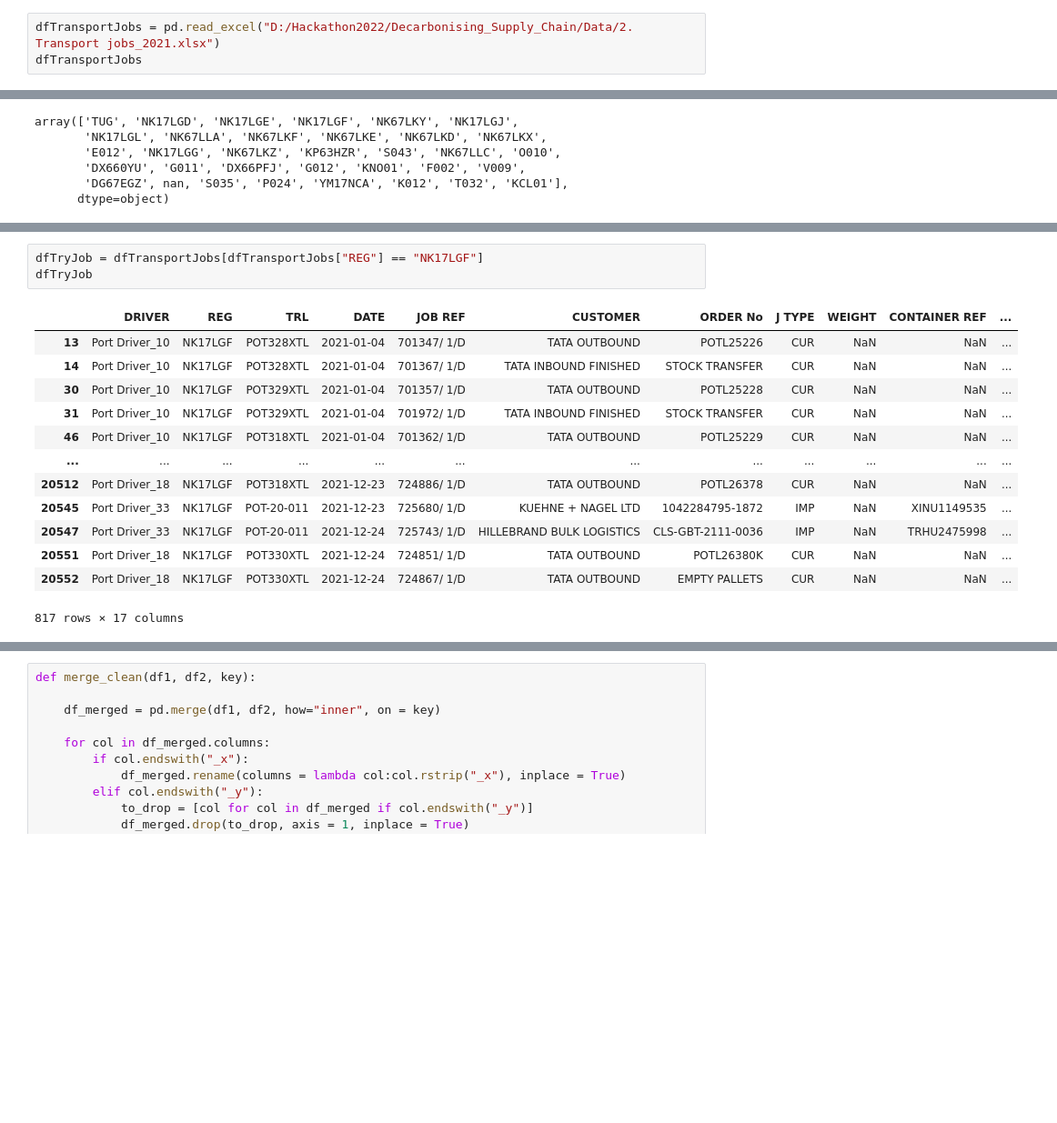
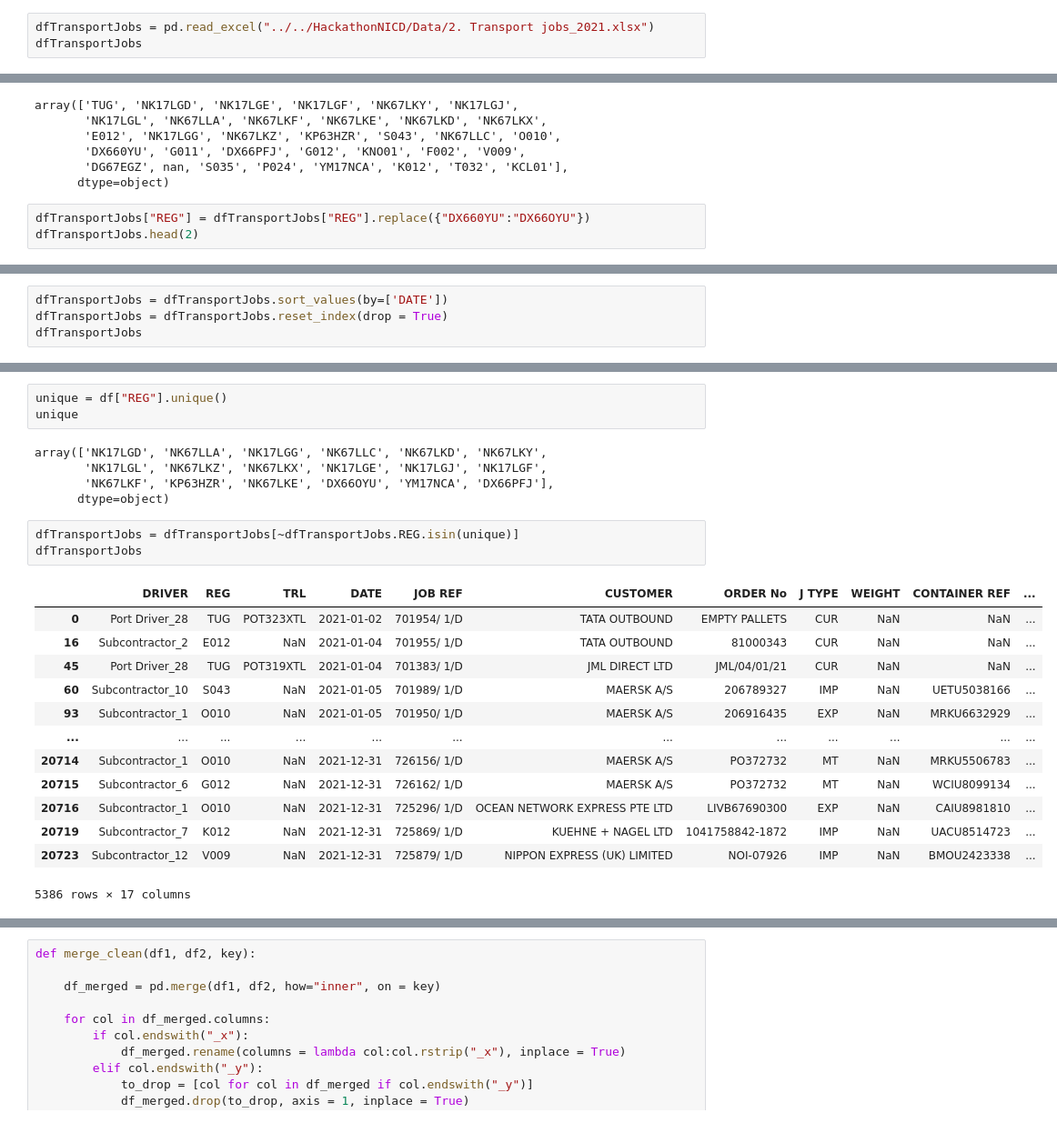
Before and after one commit to vsk1/HackathonNICD, a Jupyter notebook: Codes/scratch.ipynb, the cells around one changed output, grey strips where cells are left out. Shown: that part at 91% size. Cells and saved outputs as stored; diff of their text form; blank space fills up the shorter version.

Commit message:
ML files added
Data engineering and EDA contains in ML file

```diff
--- a/Codes/scratch.ipynb
+++ b/Codes/scratch.ipynb
@@ -143,5 +311,5 @@ memory usage: 55.3+ KB
 # %%
-dfTransportJobs = pd.read_excel("D:/Hackathon2022/Decarbonising_Supply_Chain/Data/2. Transport jobs_2021.xlsx")
+dfTransportJobs = pd.read_excel("../../HackathonNICD/Data/2. Transport jobs_2021.xlsx")
 dfTransportJobs
 # %% [output]
 |  | DRIVER | REG | TRL | DATE | JOB REF | CUSTOMER | ORDER No | J TYPE | WEIGHT | CONTAINER REF | ... |
@@ -170,3 +341,6 @@ array(['TUG', 'NK17LGD', 'NK17LGE', 'NK17LGF', 'NK67LKY', 'NK17LGJ',
        'DX660YU', 'G011', 'DX66PFJ', 'G012', 'KNO01', 'F002', 'V009',
        'DG67EGZ', nan, 'S035', 'P024', 'YM17NCA', 'K012', 'T032', 'KCL01'],
       dtype=object)
+# %%
+dfTransportJobs["REG"] = dfTransportJobs["REG"].replace({"DX660YU":"DX66OYU"})
+dfTransportJobs.head(2)
@@ -172,0 +351,4 @@ array(['TUG', 'NK17LGD', 'NK17LGE', 'NK17LGF', 'NK67LKY', 'NK17LGJ',
+# %%
+dfTransportJobs = dfTransportJobs.sort_values(by=['DATE'])
+dfTransportJobs = dfTransportJobs.reset_index(drop = True)
+dfTransportJobs
@@ -173,17 +382,25 @@ array(['TUG', 'NK17LGD', 'NK17LGE', 'NK17LGF', 'NK67LKY', 'NK17LGJ',
+# %%
+unique = df["REG"].unique()
+unique
+# %% [output]
+array(['NK17LGD', 'NK67LLA', 'NK17LGG', 'NK67LLC', 'NK67LKD', 'NK67LKY',
+       'NK17LGL', 'NK67LKZ', 'NK67LKX', 'NK17LGE', 'NK17LGJ', 'NK17LGF',
+       'NK67LKF', 'KP63HZR', 'NK67LKE', 'DX66OYU', 'YM17NCA', 'DX66PFJ'],
+      dtype=object)
 # %%
-dfTryJob = dfTransportJobs[dfTransportJobs["REG"] == "NK17LGF"]
-dfTryJob
+dfTransportJobs = dfTransportJobs[~dfTransportJobs.REG.isin(unique)]
+dfTransportJobs
 # %% [output]
 |  | DRIVER | REG | TRL | DATE | JOB REF | CUSTOMER | ORDER No | J TYPE | WEIGHT | CONTAINER REF | ... |
-| 13 | Port Driver_10 | NK17LGF | POT328XTL | 2021-01-04 | 701347/ 1/D | TATA OUTBOUND | POTL25226 | CUR | NaN | NaN | ... |
-| 14 | Port Driver_10 | NK17LGF | POT328XTL | 2021-01-04 | 701367/ 1/D | TATA INBOUND FINISHED | STOCK TRANSFER | CUR | NaN | NaN | ... |
-| 30 | Port Driver_10 | NK17LGF | POT329XTL | 2021-01-04 | 701357/ 1/D | TATA OUTBOUND | POTL25228 | CUR | NaN | NaN | ... |
-| 31 | Port Driver_10 | NK17LGF | POT329XTL | 2021-01-04 | 701972/ 1/D | TATA INBOUND FINISHED | STOCK TRANSFER | CUR | NaN | NaN | ... |
-| 46 | Port Driver_10 | NK17LGF | POT318XTL | 2021-01-04 | 701362/ 1/D | TATA OUTBOUND | POTL25229 | CUR | NaN | NaN | ... |
+| 0 | Port Driver_28 | TUG | POT323XTL | 2021-01-02 | 701954/ 1/D | TATA OUTBOUND | EMPTY PALLETS | CUR | NaN | NaN | ... |
+| 16 | Subcontractor_2 | E012 | NaN | 2021-01-04 | 701955/ 1/D | TATA OUTBOUND | 81000343 | CUR | NaN | NaN | ... |
+| 45 | Port Driver_28 | TUG | POT319XTL | 2021-01-04 | 701383/ 1/D | JML DIRECT LTD | JML/04/01/21 | CUR | NaN | NaN | ... |
+| 60 | Subcontractor_10 | S043 | NaN | 2021-01-05 | 701989/ 1/D | MAERSK A/S | 206789327 | IMP | NaN | UETU5038166 | ... |
+| 93 | Subcontractor_1 | O010 | NaN | 2021-01-05 | 701950/ 1/D | MAERSK A/S | 206916435 | EXP | NaN | MRKU6632929 | ... |
 | ... | ... | ... | ... | ... | ... | ... | ... | ... | ... | ... | ... |
-| 20512 | Port Driver_18 | NK17LGF | POT318XTL | 2021-12-23 | 724886/ 1/D | TATA OUTBOUND | POTL26378 | CUR | NaN | NaN | ... |
-| 20545 | Port Driver_33 | NK17LGF | POT-20-011 | 2021-12-23 | 725680/ 1/D | KUEHNE + NAGEL LTD | 1042284795-1872 | IMP | NaN | XINU1149535 | ... |
-| 20547 | Port Driver_33 | NK17LGF | POT-20-011 | 2021-12-24 | 725743/ 1/D | HILLEBRAND BULK LOGISTICS | CLS-GBT-2111-0036 | IMP | NaN | TRHU2475998 | ... |
-| 20551 | Port Driver_18 | NK17LGF | POT330XTL | 2021-12-24 | 724851/ 1/D | TATA OUTBOUND | POTL26380K | CUR | NaN | NaN | ... |
-| 20552 | Port Driver_18 | NK17LGF | POT330XTL | 2021-12-24 | 724867/ 1/D | TATA OUTBOUND | EMPTY PALLETS | CUR | NaN | NaN | ... |
+| 20714 | Subcontractor_1 | O010 | NaN | 2021-12-31 | 726156/ 1/D | MAERSK A/S | PO372732 | MT | NaN | MRKU5506783 | ... |
+| 20715 | Subcontractor_6 | G012 | NaN | 2021-12-31 | 726162/ 1/D | MAERSK A/S | PO372732 | MT | NaN | WCIU8099134 | ... |
+| 20716 | Subcontractor_1 | O010 | NaN | 2021-12-31 | 725296/ 1/D | OCEAN NETWORK EXPRESS PTE LTD | LIVB67690300 | EXP | NaN | CAIU8981810 | ... |
+| 20719 | Subcontractor_7 | K012 | NaN | 2021-12-31 | 725869/ 1/D | KUEHNE + NAGEL LTD | 1041758842-1872 | IMP | NaN | UACU8514723 | ... |
+| 20723 | Subcontractor_12 | V009 | NaN | 2021-12-31 | 725879/ 1/D | NIPPON EXPRESS (UK) LIMITED | NOI-07926 | IMP | NaN | BMOU2423338 | ... |
-817 rows × 17 columns
+5386 rows × 17 columns
```
Also changed, not shown: parts of 35 cells of this notebook, 2 other files.
